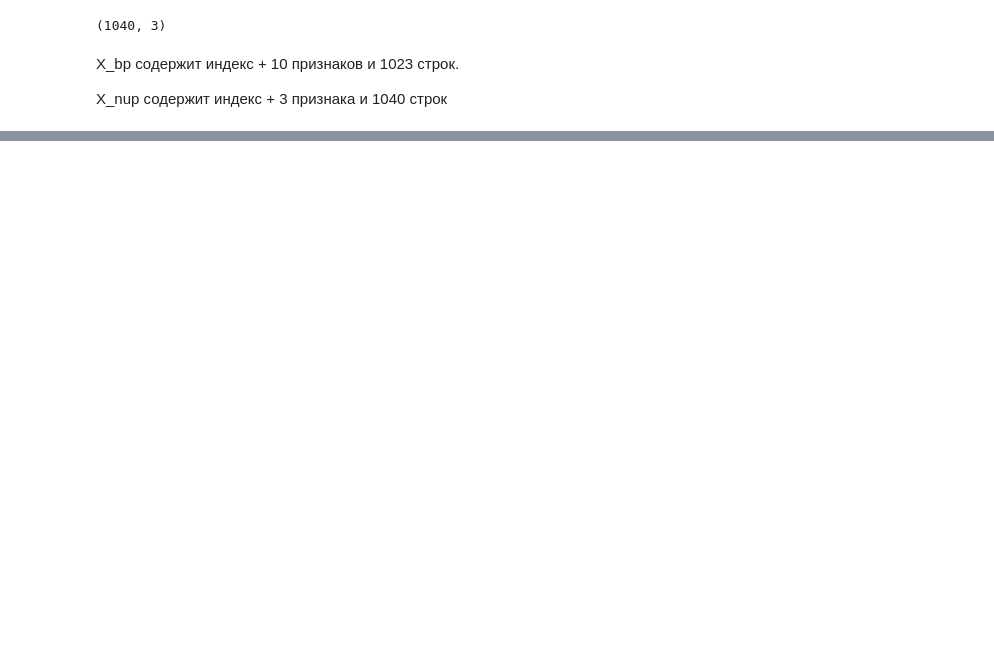
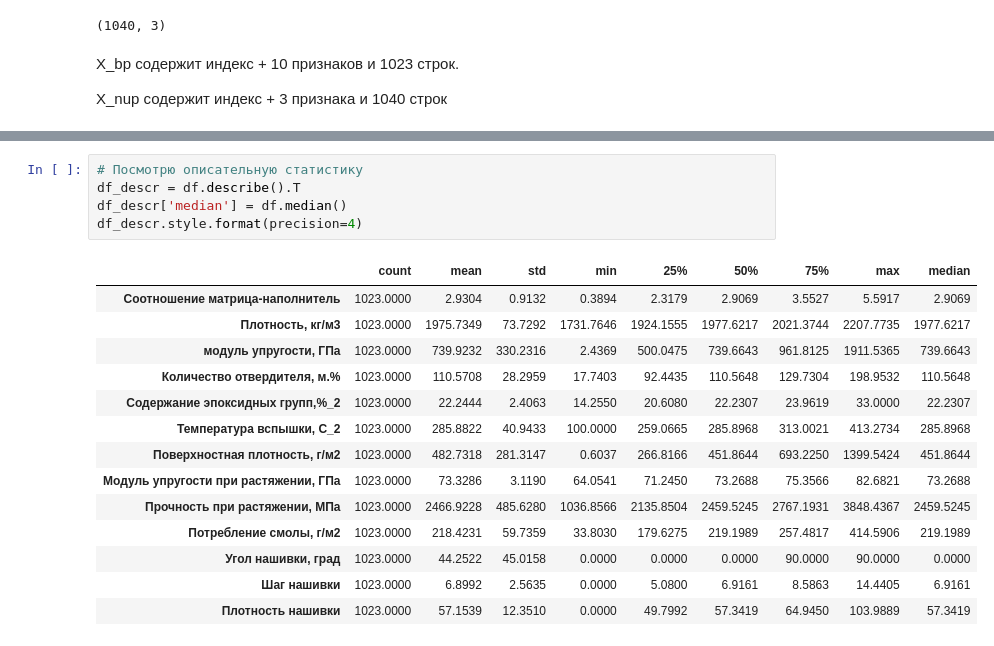
Before and after one commit to PsiStar79/VKR_PronkinSI, a Jupyter notebook: VKR_NotePad_PSI.ipynb, the cells around one changed output, grey strips where cells are left out. Drawn from its saved outputs; the diff is of its cells as text; blank space fills up the shorter version.

```diff
--- a/VKR_NotePad_PSI.ipynb
+++ b/VKR_NotePad_PSI.ipynb
@@ -126,0 +234,20 @@ X_nup содержит индекс + 3 признака и 1040 строк
+# %%
+# Посмотрю описательную статистику
+df_descr = df.describe().T
+df_descr['median'] = df.median()
+df_descr.style.format(precision=4)
+# %% [output]
+|  | count | mean | std | min | 25% | 50% | 75% | max | median |
+| Соотношение матрица-наполнитель | 1023.0000 | 2.9304 | 0.9132 | 0.3894 | 2.3179 | 2.9069 | 3.5527 | 5.5917 | 2.9069 |
+| Плотность, кг/м3 | 1023.0000 | 1975.7349 | 73.7292 | 1731.7646 | 1924.1555 | 1977.6217 | 2021.3744 | 2207.7735 | 1977.6217 |
+| модуль упругости, ГПа | 1023.0000 | 739.9232 | 330.2316 | 2.4369 | 500.0475 | 739.6643 | 961.8125 | 1911.5365 | 739.6643 |
+| Количество отвердителя, м.% | 1023.0000 | 110.5708 | 28.2959 | 17.7403 | 92.4435 | 110.5648 | 129.7304 | 198.9532 | 110.5648 |
+| Содержание эпоксидных групп,%_2 | 1023.0000 | 22.2444 | 2.4063 | 14.2550 | 20.6080 | 22.2307 | 23.9619 | 33.0000 | 22.2307 |
+| Температура вспышки, С_2 | 1023.0000 | 285.8822 | 40.9433 | 100.0000 | 259.0665 | 285.8968 | 313.0021 | 413.2734 | 285.8968 |
+| Поверхностная плотность, г/м2 | 1023.0000 | 482.7318 | 281.3147 | 0.6037 | 266.8166 | 451.8644 | 693.2250 | 1399.5424 | 451.8644 |
+| Модуль упругости при растяжении, ГПа | 1023.0000 | 73.3286 | 3.1190 | 64.0541 | 71.2450 | 73.2688 | 75.3566 | 82.6821 | 73.2688 |
+| Прочность при растяжении, МПа | 1023.0000 | 2466.9228 | 485.6280 | 1036.8566 | 2135.8504 | 2459.5245 | 2767.1931 | 3848.4367 | 2459.5245 |
+| Потребление смолы, г/м2 | 1023.0000 | 218.4231 | 59.7359 | 33.8030 | 179.6275 | 219.1989 | 257.4817 | 414.5906 | 219.1989 |
+| Угол нашивки, град | 1023.0000 | 44.2522 | 45.0158 | 0.0000 | 0.0000 | 0.0000 | 90.0000 | 90.0000 | 0.0000 |
+| Шаг нашивки | 1023.0000 | 6.8992 | 2.5635 | 0.0000 | 5.0800 | 6.9161 | 8.5863 | 14.4405 | 6.9161 |
+| Плотность нашивки | 1023.0000 | 57.1539 | 12.3510 | 0.0000 | 49.7992 | 57.3419 | 64.9450 | 103.9889 | 57.3419 |
```
Also changed, not shown: parts of 20 cells of this notebook.
